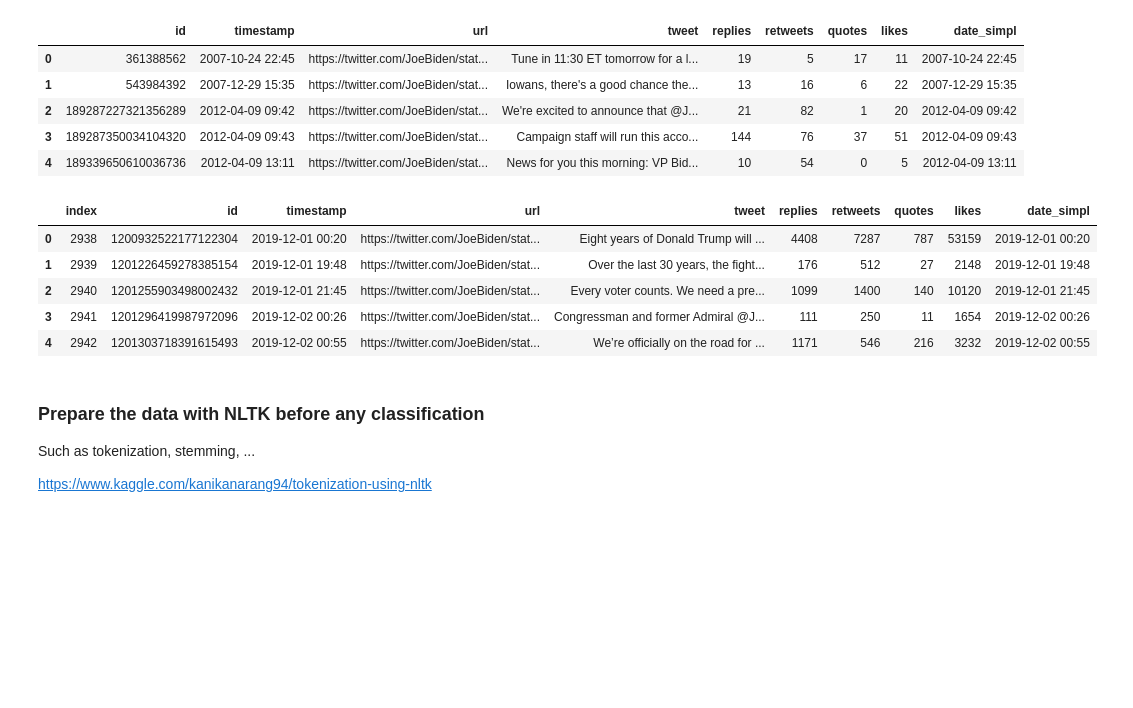
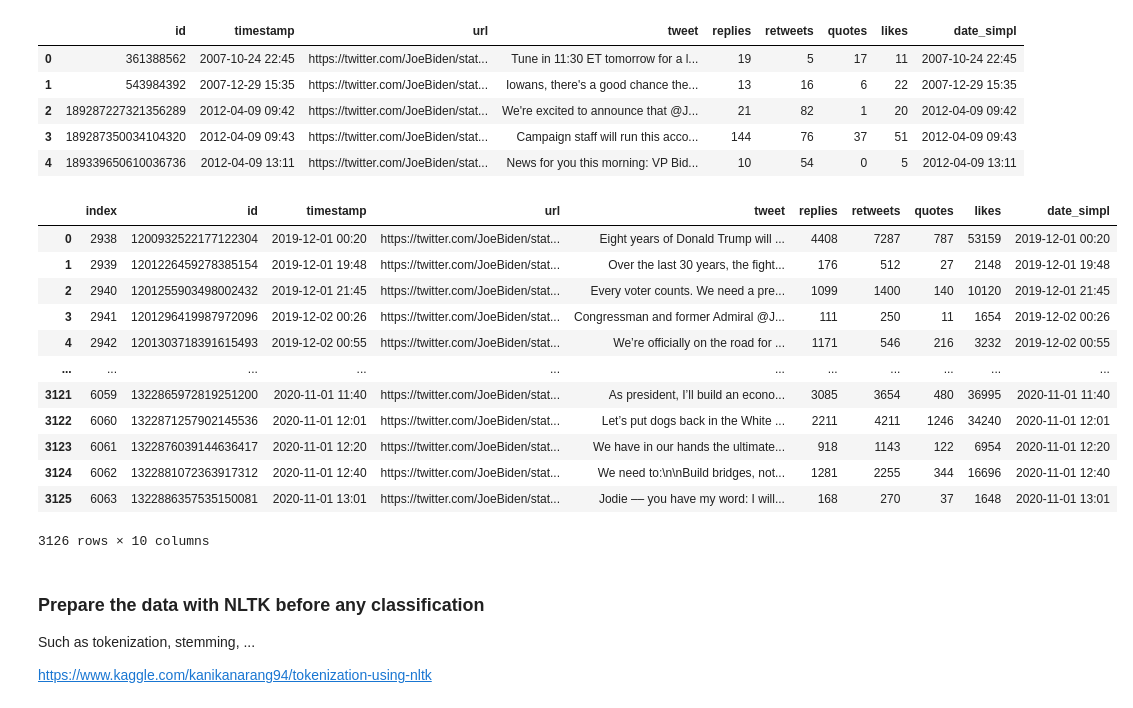
Before and after one commit to elzrd/cmhb-project-biden-tweet, a Jupyter notebook: Project.ipynb, the cells around one changed output. Drawn from its saved outputs; the diff is of its cells as text; code cells hidden in the pictures; blank space fills up the shorter version.

```diff
--- a/Project.ipynb
+++ b/Project.ipynb
@@ -38,0 +49,5 @@ joe.head(3)
+# %%
+import datetime
+
+joe['timestamp'] = joe['timestamp'].apply(lambda x : datetime.datetime.strptime(x.split(" ")[0], "%Y-%m-%d"))
+joe.head()
@@ -53,14 +155,21 @@ joe.head()
 # %%
 df = joe[joe.date_simpl >= '2019-12-01'].reset_index()
 # %%
-df.head()
+df
 # %% [output]
 |  | index | id | timestamp | url | tweet | replies | retweets | quotes | likes | date_simpl |
 | 0 | 2938 | 1200932522177122304 | 2019-12-01 00:20 | https://twitter.com/JoeBiden/stat... | Eight years of Donald Trump will ... | 4408 | 7287 | 787 | 53159 | 2019-12-01 00:20 |
 | 1 | 2939 | 1201226459278385154 | 2019-12-01 19:48 | https://twitter.com/JoeBiden/stat... | Over the last 30 years, the fight... | 176 | 512 | 27 | 2148 | 2019-12-01 19:48 |
 | 2 | 2940 | 1201255903498002432 | 2019-12-01 21:45 | https://twitter.com/JoeBiden/stat... | Every voter counts. We need a pre... | 1099 | 1400 | 140 | 10120 | 2019-12-01 21:45 |
 | 3 | 2941 | 1201296419987972096 | 2019-12-02 00:26 | https://twitter.com/JoeBiden/stat... | Congressman and former Admiral @J... | 111 | 250 | 11 | 1654 | 2019-12-02 00:26 |
 | 4 | 2942 | 1201303718391615493 | 2019-12-02 00:55 | https://twitter.com/JoeBiden/stat... | We’re officially on the road for ... | 1171 | 546 | 216 | 3232 | 2019-12-02 00:55 |
+| ... | ... | ... | ... | ... | ... | ... | ... | ... | ... | ... |
+| 3121 | 6059 | 1322865972819251200 | 2020-11-01 11:40 | https://twitter.com/JoeBiden/stat... | As president, I’ll build an econo... | 3085 | 3654 | 480 | 36995 | 2020-11-01 11:40 |
+| 3122 | 6060 | 1322871257902145536 | 2020-11-01 12:01 | https://twitter.com/JoeBiden/stat... | Let’s put dogs back in the White ... | 2211 | 4211 | 1246 | 34240 | 2020-11-01 12:01 |
+| 3123 | 6061 | 1322876039144636417 | 2020-11-01 12:20 | https://twitter.com/JoeBiden/stat... | We have in our hands the ultimate... | 918 | 1143 | 122 | 6954 | 2020-11-01 12:20 |
+| 3124 | 6062 | 1322881072363917312 | 2020-11-01 12:40 | https://twitter.com/JoeBiden/stat... | We need to:\n\nBuild bridges, not... | 1281 | 2255 | 344 | 16696 | 2020-11-01 12:40 |
+| 3125 | 6063 | 1322886357535150081 | 2020-11-01 13:01 | https://twitter.com/JoeBiden/stat... | Jodie –– you have my word: I will... | 168 | 270 | 37 | 1648 | 2020-11-01 13:01 |
+3126 rows × 10 columns
 # %%
 #code used to find out the most liked and retweeted tweets of Joe Biden
 #the findings were added to the project proposal presentation and to the final paper
```
Also changed, not shown: parts of 16 cells of this notebook.
